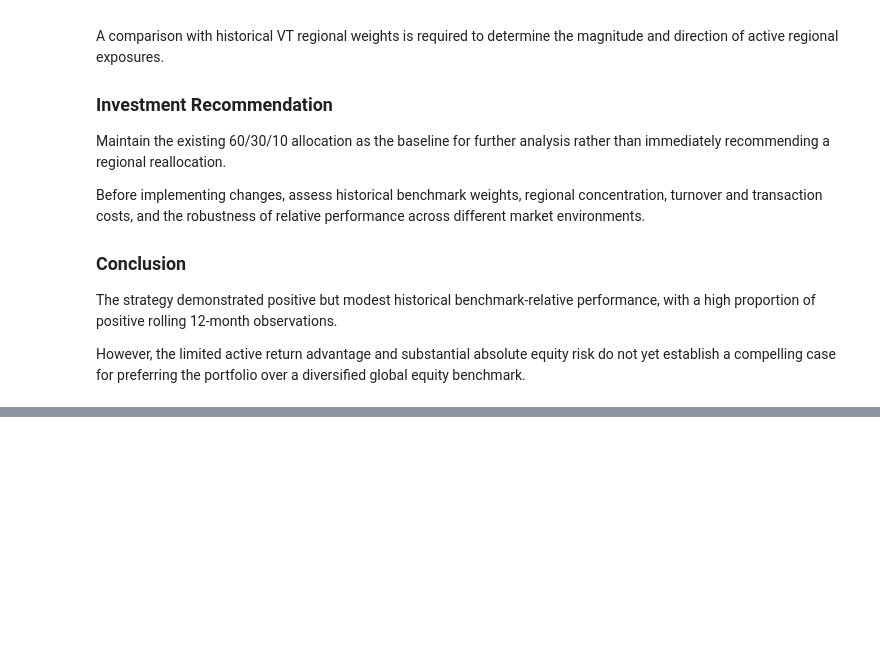
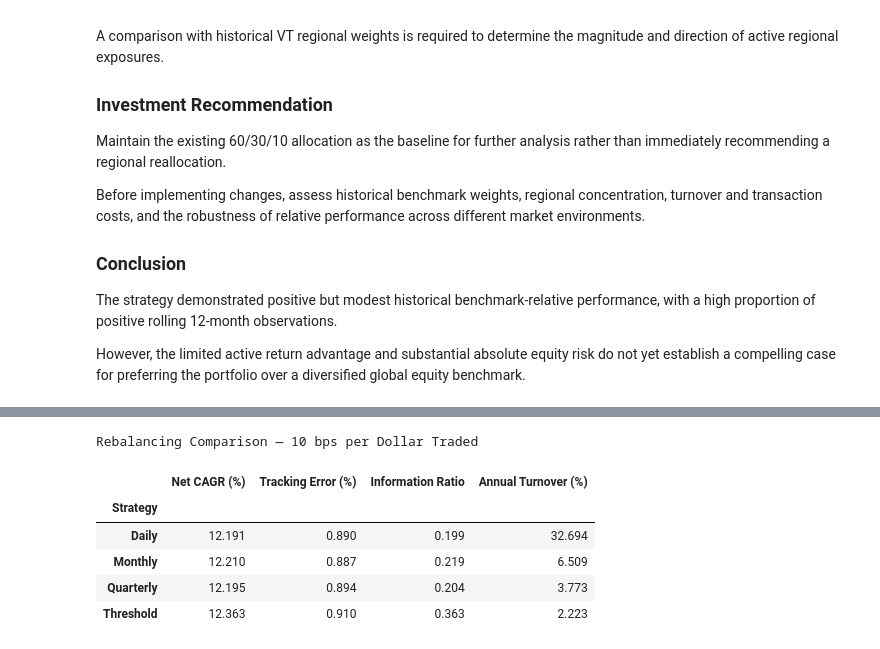
Before and after one commit to romanotancredi/equity-investment-research-portfolio, a Jupyter notebook: 06_investment_review_and_recommendations.ipynb, the cells around one changed output, grey strips where cells are left out. Cells and saved outputs as stored; diff of their text form; code cells hidden in the pictures; blank space fills up the shorter version.

```diff
--- a/06_investment_review_and_recommendations.ipynb
+++ b/06_investment_review_and_recommendations.ipynb
@@ -200,0 +714,60 @@ equity benchmark.
+# %%
+
+# ---------------------------------------------------------
+# PHASE 6 - STEP 5C: TURNOVER & INFORMATION RATIO
+# ---------------------------------------------------------
+
+# Select one illustrative cost scenario: 10 bps.
+cost_assumption = 10
+
+comparison = []
+
+benchmark = performance["Benchmark"].loc[
+    regional_returns.index
+]
+
+for frequency in frequencies:
+
+    result = simulation_results[
+        (frequency, cost_assumption)
+    ]
+
+    net_returns = result["Net Return"]
+
+    # Calculate daily active returns against VT.
+    active = net_returns - benchmark
+
+    # Annualised tracking error.
+    te = active.std() * np.sqrt(252)
+
+    # Information ratio based on arithmetic active return.
+    ir = active.mean() * 252 / te
+
+    # Calculate compounded annualised return.
+    cagr = (
+        (1 + net_returns).prod()
+        ** (252 / len(net_returns)) - 1
+    )
+
+    comparison.append({
+        "Strategy": frequency,
+        "Net CAGR (%)": cagr * 100,
+        "Tracking Error (%)": te * 100,
+        "Information Ratio": ir,
+        "Annual Turnover (%)":
+            result["Turnover"].sum()
+            * 252 / len(result) * 100
+    })
+
+comparison = pd.DataFrame(comparison).set_index("Strategy")
+
+print("Rebalancing Comparison — 10 bps per Dollar Traded")
+display(comparison.round(3))
+# %% [output]
+Rebalancing Comparison — 10 bps per Dollar Traded
+|  | Net CAGR (%) | Tracking Error (%) | Information Ratio | Annual Turnover (%) |
+| Strategy |  |  |  |  |
+| Daily | 12.191 | 0.890 | 0.199 | 32.694 |
+| Monthly | 12.210 | 0.887 | 0.219 | 6.509 |
+| Quarterly | 12.195 | 0.894 | 0.204 | 3.773 |
+| Threshold | 12.363 | 0.910 | 0.363 | 2.223 |
```
Also changed, not shown: parts of 6 cells of this notebook.
